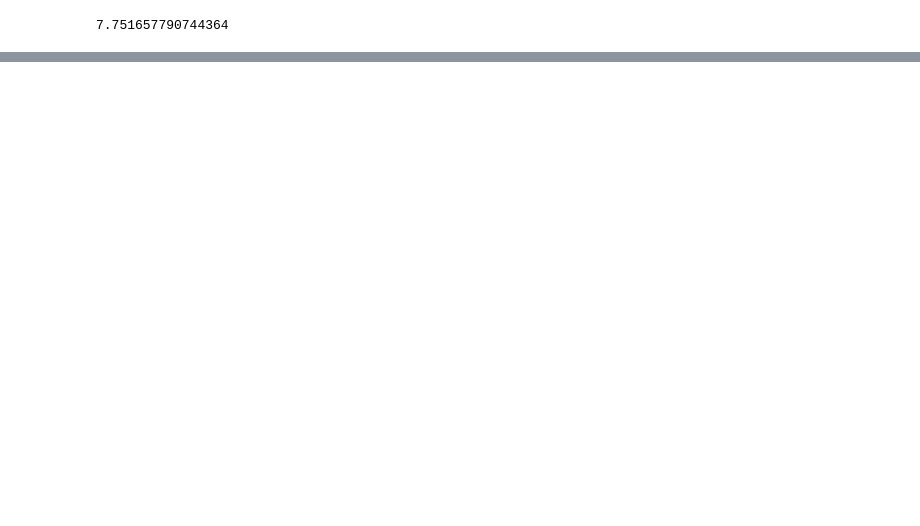
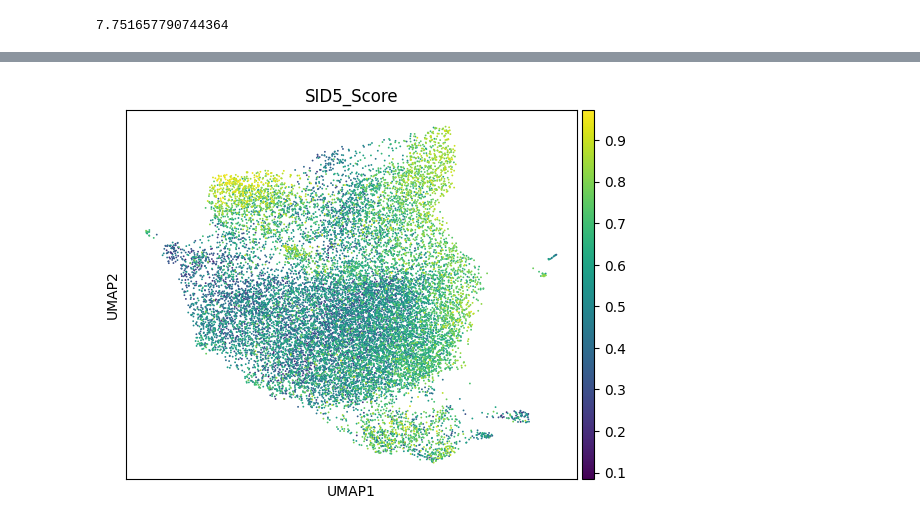
Before and after one commit to akanksha-sachan/senescence_chromatin, a Jupyter notebook: py_scripts/gene_set_scoring.ipynb, the cells around one changed output, grey strips where cells are left out. Saved outputs shown, nothing was run; the diff lists cells and outputs as text; code cells hidden in the pictures; blank space fills up the shorter version.

```diff
--- a/py_scripts/gene_set_scoring.ipynb
+++ b/py_scripts/gene_set_scoring.ipynb
@@ -37,0 +295,6 @@ sc.pl.embedding(adata, basis="umap", color="integrated_snn_res.0.45", show=False
+# %%
+adata.obs['SID5_Score'] = pred_dict['SID5'].loc[adata.obs_names, 'SID_Score']
+# color bar should have min and max of the score values
+sc.pl.umap(adata, color = ['SID5_Score'], color_map = 'viridis')
+# %% [output]
+[figure, added]
```
Also changed, not shown: parts of 35 cells of this notebook, 1 other file.
